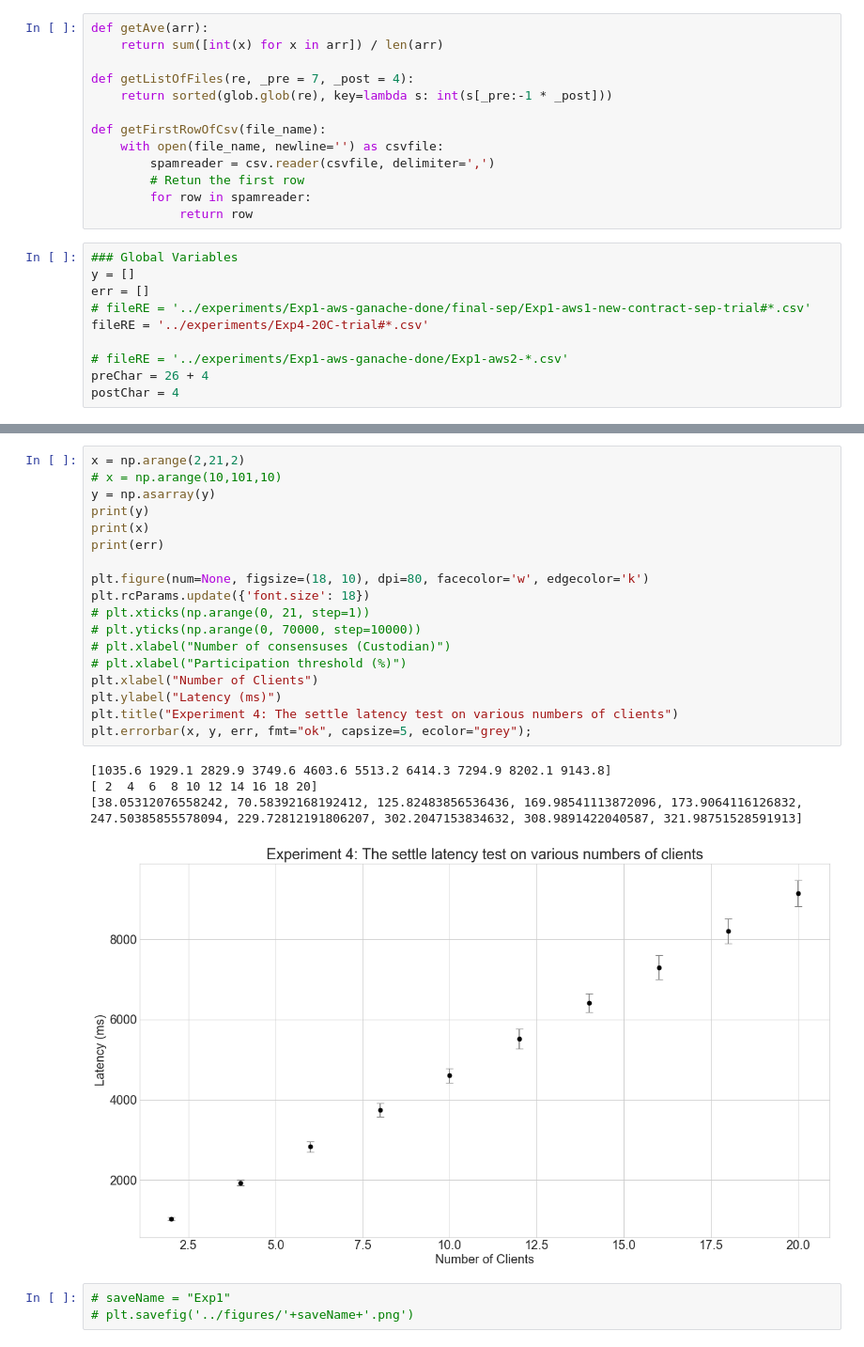
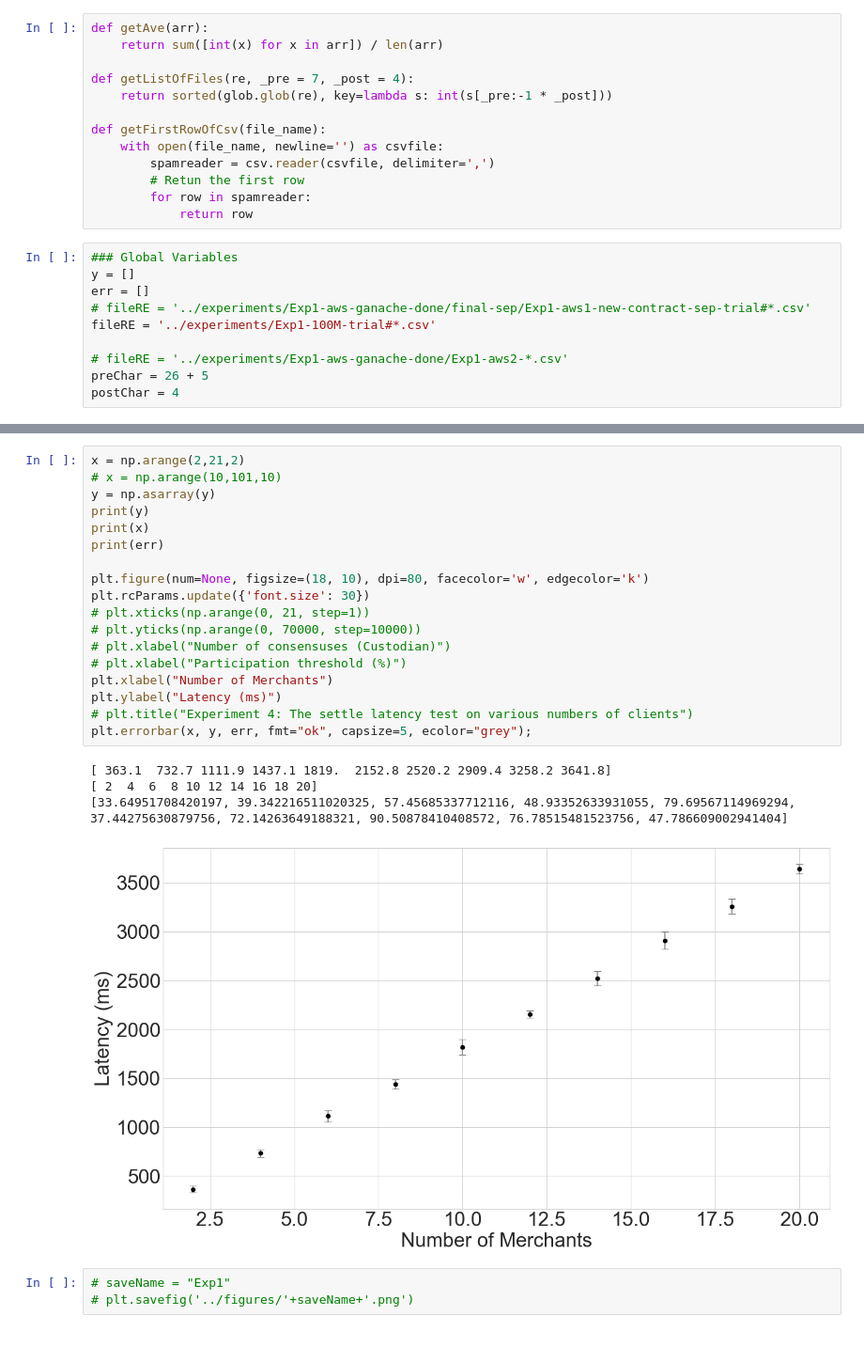
Before and after one commit to Turing-Space/risk-redistribution-payment-dappcon, a Jupyter notebook: plotting/plotnew.ipynb, the cells around one changed output, grey strips where cells are left out. Shown at 94% size. Drawn from its saved outputs; the diff is of its cells as text.

Commit message:
fix figure format

```diff
--- a/plotting/plotnew.ipynb
+++ b/plotting/plotnew.ipynb
@@ -23,10 +23,10 @@ def getFirstRowOfCsv(file_name):
 y = []
 err = []
 # fileRE = '../experiments/Exp1-aws-ganache-done/final-sep/Exp1-aws1-new-contract-sep-trial#*.csv'
-fileRE = '../experiments/Exp4-20C-trial#*.csv'
+fileRE = '../experiments/Exp1-100M-trial#*.csv'
 
 # fileRE = '../experiments/Exp1-aws-ganache-done/Exp1-aws2-*.csv'
-preChar = 26 + 4
+preChar = 26 + 5
 postChar = 4
 # %%
 ### Main Execution
@@ -58,26 +58,26 @@ for r in rows_t:
 # %%
 x = np.arange(2,21,2)
 # x = np.arange(10,101,10)
 y = np.asarray(y)
 print(y)
 print(x)
 print(err)
 
 plt.figure(num=None, figsize=(18, 10), dpi=80, facecolor='w', edgecolor='k')
-plt.rcParams.update({'font.size': 18})
+plt.rcParams.update({'font.size': 30})
 # plt.xticks(np.arange(0, 21, step=1))
 # plt.yticks(np.arange(0, 70000, step=10000))
 # plt.xlabel("Number of consensuses (Custodian)")
 # plt.xlabel("Participation threshold (%)")
-plt.xlabel("Number of Clients")
+plt.xlabel("Number of Merchants")
 plt.ylabel("Latency (ms)")
-plt.title("Experiment 4: The settle latency test on various numbers of clients")
+# plt.title("Experiment 4: The settle latency test on various numbers of clients")
 plt.errorbar(x, y, err, fmt="ok", capsize=5, ecolor="grey");
 # %% [output]
-[1035.6 1929.1 2829.9 3749.6 4603.6 5513.2 6414.3 7294.9 8202.1 9143.8]
+[ 363.1  732.7 1111.9 1437.1 1819.  2152.8 2520.2 2909.4 3258.2 3641.8]
 [ 2  4  6  8 10 12 14 16 18 20]
-[38.05312076558242, 70.58392168192412, 125.82483856536436, 169.98541113872096, 173.9064116126832, 247.50385855578094, 229.72812191806207, 302.2047153834632, 308.9891422040587, 321.98751528591913]
+[33.64951708420197, 39.342216511020325, 57.45685337712116, 48.93352633931055, 79.69567114969294, 37.44275630879756, 72.14263649188321, 90.50878410408572, 76.78515481523756, 47.786609002941404]
-[figure, old version]
+[figure, new version]
 # %%
 # saveName = "Exp1"
 # plt.savefig('../figures/'+saveName+'.png')
```
Also changed, not shown: parts of 2 cells of this notebook.
